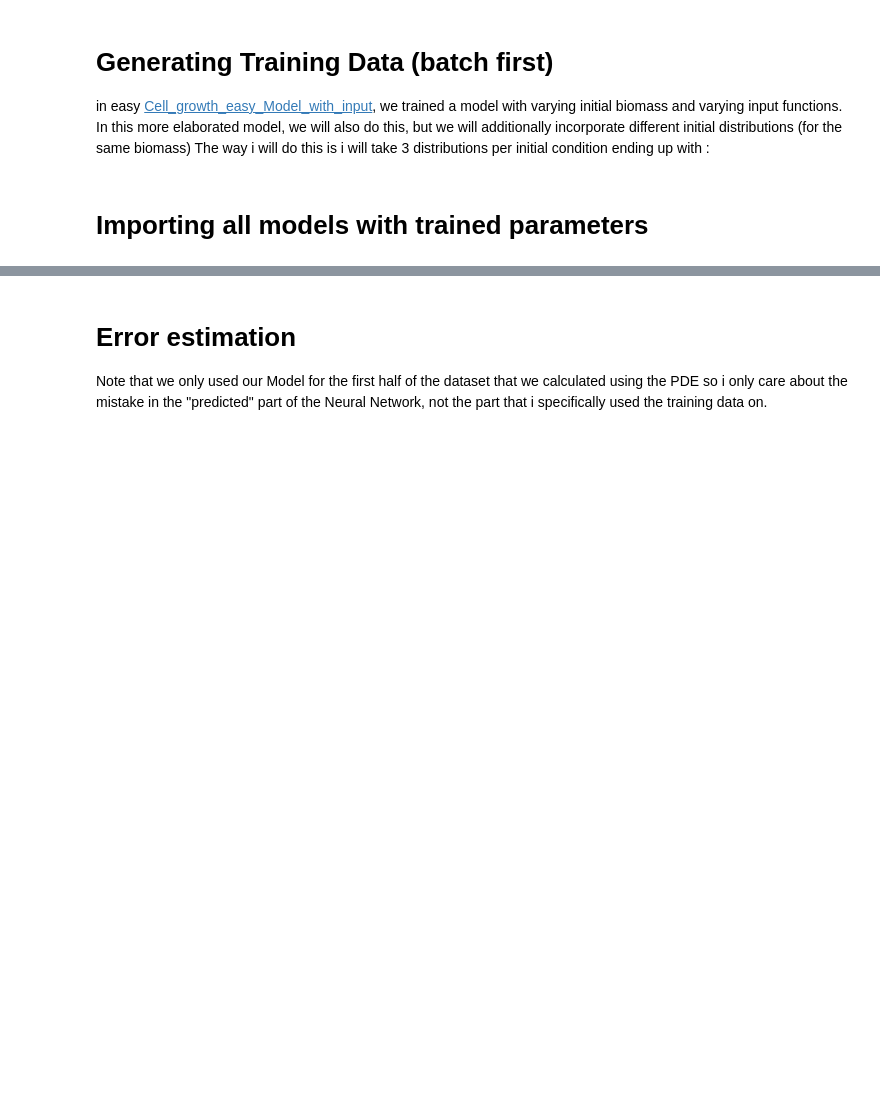
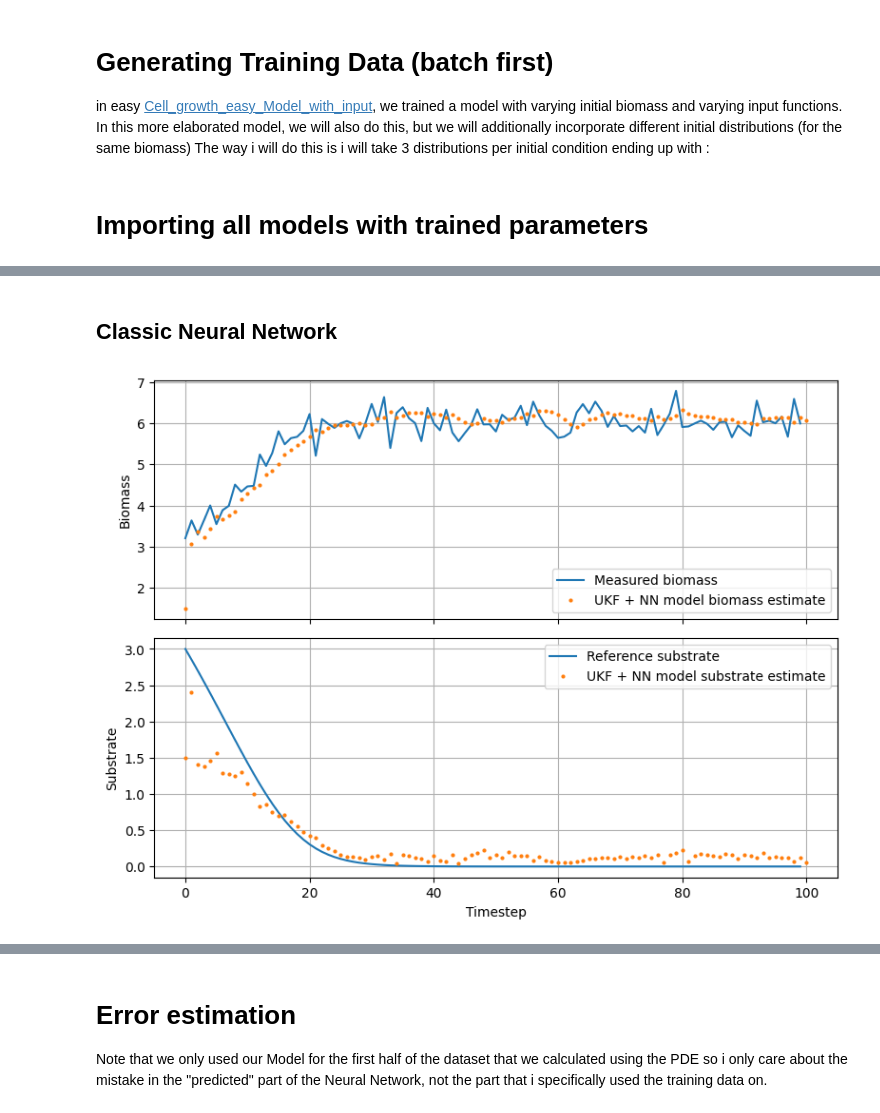
Before and after one commit to therealtoby1/Master, a Jupyter notebook: Cell_growth_integro_diff_Batch.ipynb, the cells around one changed output, grey strips where cells are left out. Drawn from its saved outputs; the diff is of its cells as text; code cells hidden in the pictures; blank space fills up the shorter version.

```diff
--- a/Cell_growth_integro_diff_Batch.ipynb
+++ b/Cell_growth_integro_diff_Batch.ipynb
@@ -567,0 +541,32 @@ plt.grid(True); plt.legend(); plt.tight_layout(); plt.show()
+# %% [markdown]
+## Classic Neural Network
+# %%
+f = lambda x, u=None: obs.f_model_NN(x, classicNN)
+ukf_classic_NN = obs.UKF(state_dim=M+1,
+                        meas_dim=1,
+                        f_model=f,
+                        h_model=h,
+                        n_max=norm_scales["n_max"],         #for normalization
+                        s_max=norm_scales["S_max"])
+
+
+ukf_classic_NN.set_initial_state(x0)            #applies normalization so the model doesnt result in Nans
+ukf_classic_NN.P = torch.eye(ukf_classic_NN.n) * 5e-2                  # bigger initial uncertainty
+ukf_classic_NN.Q = torch.eye(ukf_classic_NN.n) * 1e-5
+ukf_classic_NN.R= 0.05*biomass_measurement.max()
+
+X_estimates=ukf_classic_NN.run(U_seq=None,
+                               Y_seq=torch.tensor(biomass_noisy,dtype=torch.float32))
+
+# --------- PLOTS ---------
+# 1) biomass: measured vs estimated
+ukf_classic_NN.plot_results(
+    X_estimates,
+    biomass_noisy,
+    S_reference=S_pde,
+    m_torch=m_torch,
+    delta_m_torch=delta_m_torch,
+    title_prefix="UKF + NN model"
+)
+# %% [output]
+[figure, added]
```
Also changed, not shown: parts of 8 cells of this notebook, 1 other file.
